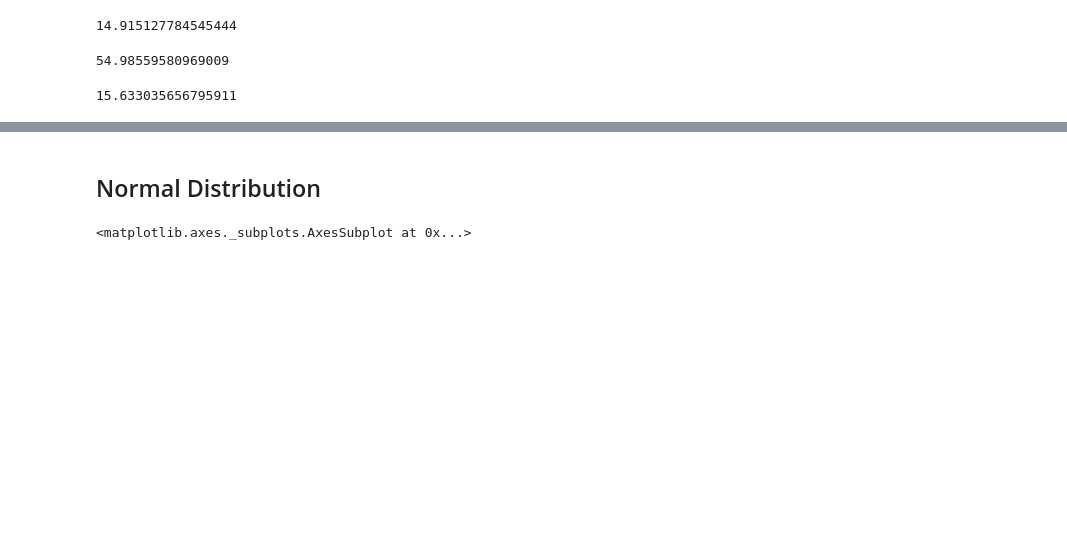
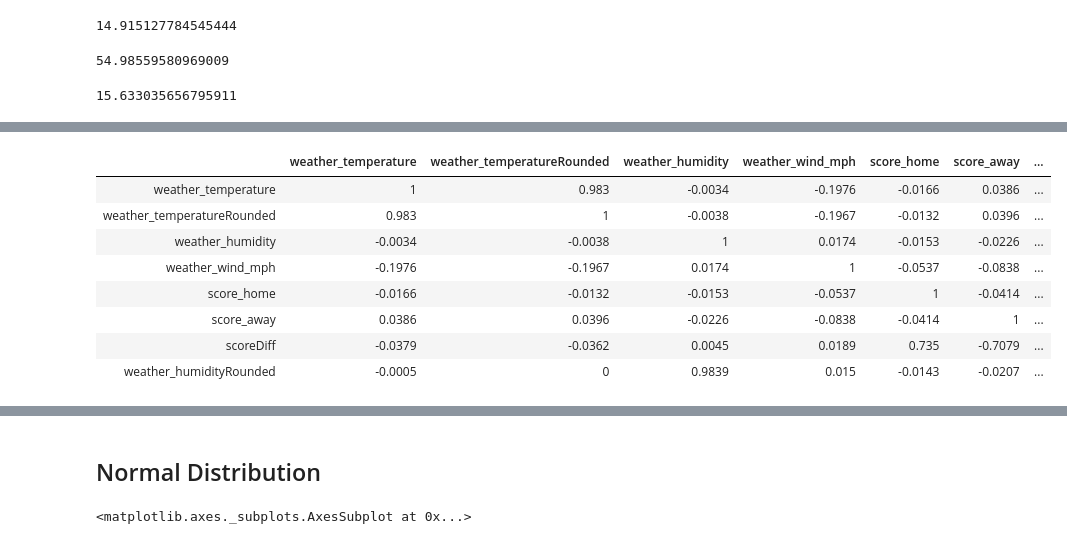
Before and after one commit to rezalution/Springboard, a Jupyter notebook: Capstone #1/Statistical Data Analysis.ipynb, the cells around one changed output, grey strips where cells are left out. Cells and saved outputs as stored; diff of their text form; code cells hidden in the pictures; blank space fills up the shorter version.

```diff
--- a/Capstone #1/Statistical Data Analysis.ipynb
+++ b/Capstone #1/Statistical Data Analysis.ipynb
@@ -523,0 +564,2 @@ stdWeather
+# %%
+corr_type, corr_matrix, corr_ps = rp.corr_case(outdoorCorrelation)
@@ -523,0 +571,12 @@ stdWeather
+# %%
+corr_matrix
+# %% [output]
+|  | weather_temperature | weather_temperatureRounded | weather_humidity | weather_wind_mph | score_home | score_away | ... |
+| weather_temperature | 1 | 0.983 | -0.0034 | -0.1976 | -0.0166 | 0.0386 | ... |
+| weather_temperatureRounded | 0.983 | 1 | -0.0038 | -0.1967 | -0.0132 | 0.0396 | ... |
+| weather_humidity | -0.0034 | -0.0038 | 1 | 0.0174 | -0.0153 | -0.0226 | ... |
+| weather_wind_mph | -0.1976 | -0.1967 | 0.0174 | 1 | -0.0537 | -0.0838 | ... |
+| score_home | -0.0166 | -0.0132 | -0.0153 | -0.0537 | 1 | -0.0414 | ... |
+| score_away | 0.0386 | 0.0396 | -0.0226 | -0.0838 | -0.0414 | 1 | ... |
+| scoreDiff | -0.0379 | -0.0362 | 0.0045 | 0.0189 | 0.735 | -0.7079 | ... |
+| weather_humidityRounded | -0.0005 | 0 | 0.9839 | 0.015 | -0.0143 | -0.0207 | ... |
```
Also changed, not shown: parts of 19 cells of this notebook.
